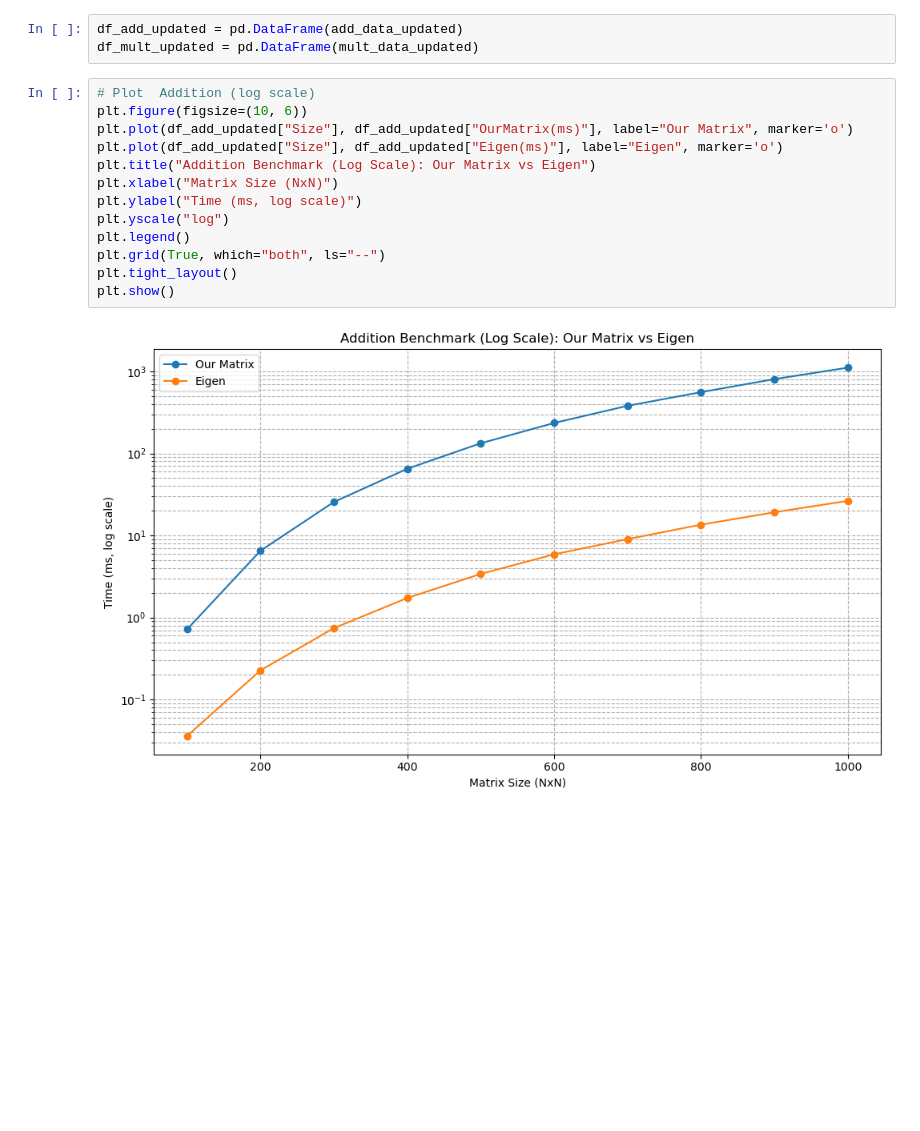
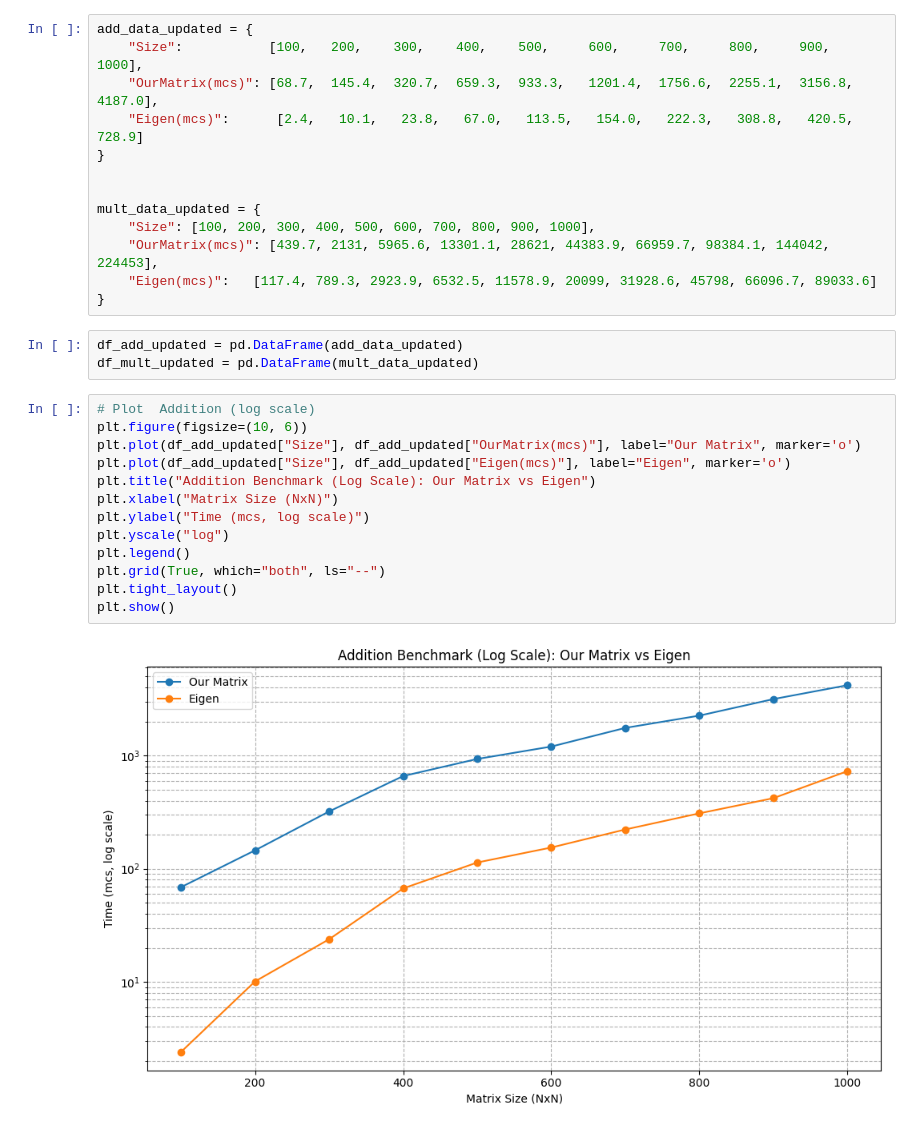
Before and after one commit to SahaidakYurii/linear_algebra_lib, a Jupyter notebook: benchmarks/benchmarks.ipynb, the cells around one changed output. Saved outputs shown, nothing was run; the diff lists cells and outputs as text; blank space fills up the shorter version.

```diff
--- a/benchmarks/benchmarks.ipynb
+++ b/benchmarks/benchmarks.ipynb
@@ -16,21 +4,34 @@ mult_data_updated = {
+# %%
+add_data_updated = {
+    "Size":           [100,   200,    300,    400,    500,     600,     700,     800,     900,     1000],
+    "OurMatrix(mcs)": [68.7,  145.4,  320.7,  659.3,  933.3,   1201.4,  1756.6,  2255.1,  3156.8,  4187.0],
+    "Eigen(mcs)":      [2.4,   10.1,   23.8,   67.0,   113.5,   154.0,   222.3,   308.8,   420.5,   728.9]
+}
+
+
+mult_data_updated = {
+    "Size": [100, 200, 300, 400, 500, 600, 700, 800, 900, 1000],
+    "OurMatrix(mcs)": [439.7, 2131, 5965.6, 13301.1, 28621, 44383.9, 66959.7, 98384.1, 144042, 224453],
+    "Eigen(mcs)":   [117.4, 789.3, 2923.9, 6532.5, 11578.9, 20099, 31928.6, 45798, 66096.7, 89033.6]
+}
 # %%
 df_add_updated = pd.DataFrame(add_data_updated)
 df_mult_updated = pd.DataFrame(mult_data_updated)
 # %%
 # Plot  Addition (log scale)
 plt.figure(figsize=(10, 6))
-plt.plot(df_add_updated["Size"], df_add_updated["OurMatrix(ms)"], label="Our Matrix", marker='o')
-plt.plot(df_add_updated["Size"], df_add_updated["Eigen(ms)"], label="Eigen", marker='o')
+plt.plot(df_add_updated["Size"], df_add_updated["OurMatrix(mcs)"], label="Our Matrix", marker='o')
+plt.plot(df_add_updated["Size"], df_add_updated["Eigen(mcs)"], label="Eigen", marker='o')
 plt.title("Addition Benchmark (Log Scale): Our Matrix vs Eigen")
 plt.xlabel("Matrix Size (NxN)")
-plt.ylabel("Time (ms, log scale)")
+plt.ylabel("Time (mcs, log scale)")
 plt.yscale("log")
 plt.legend()
 plt.grid(True, which="both", ls="--")
 plt.tight_layout()
 plt.show()
 # %% [output]
-[figure, old version]
+[figure, new version]
 # %%
 # Plot  Multiplication (log scale)
 plt.figure(figsize=(10, 6))
```
Also changed, not shown: parts of 3 cells of this notebook, 9 other files.
